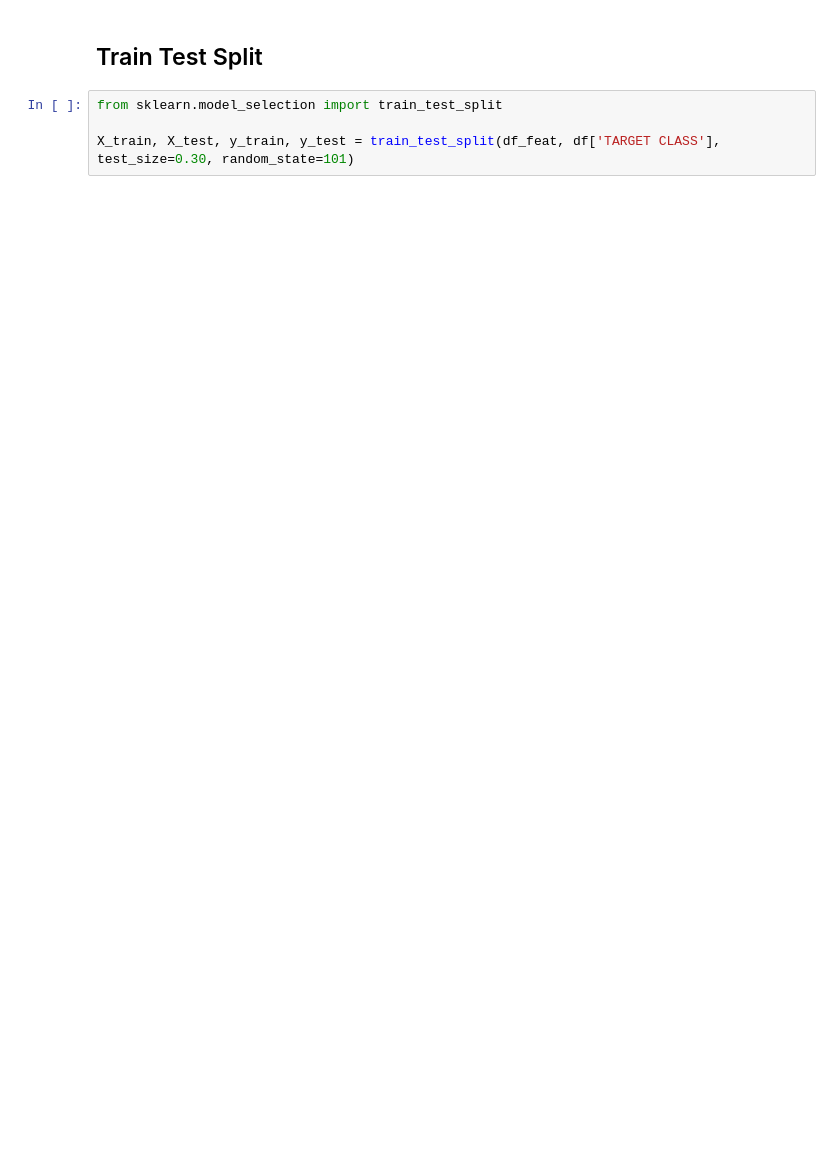
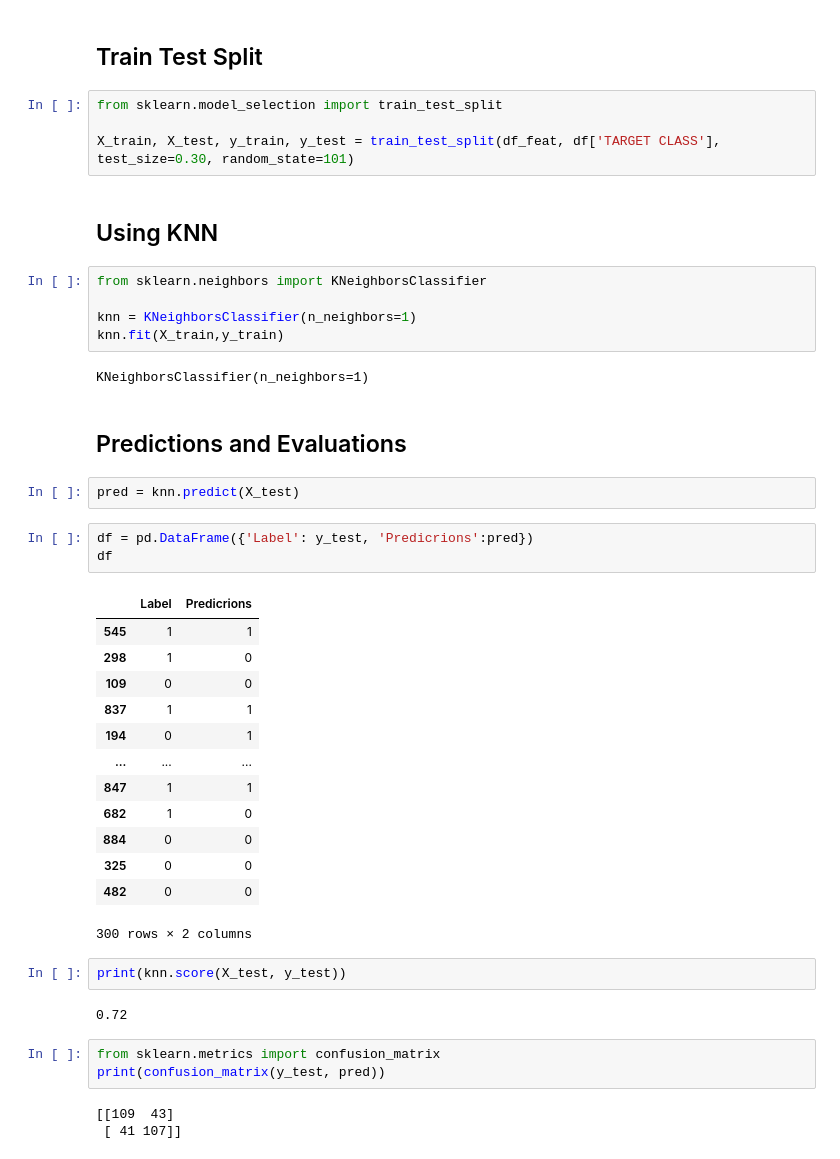
Before and after one commit to Saba-a11/Machine-Learning, a Jupyter notebook: KNN/KNN.ipynb, the cells around one changed output. Saved outputs shown, nothing was run; the diff lists cells and outputs as text; blank space fills up the shorter version.

```diff
--- a/KNN/KNN.ipynb
+++ b/KNN/KNN.ipynb
@@ -94,3 +92,43 @@ df_feat.describe()
 from sklearn.model_selection import train_test_split
 
 X_train, X_test, y_train, y_test = train_test_split(df_feat, df['TARGET CLASS'], test_size=0.30, random_state=101)
+# %% [markdown]
+## Using KNN
+# %%
+from sklearn.neighbors import KNeighborsClassifier
+
+knn = KNeighborsClassifier(n_neighbors=1)
+knn.fit(X_train,y_train)
+# %% [output]
+KNeighborsClassifier(n_neighbors=1)
+# %% [markdown]
+## Predictions and Evaluations
+# %%
+pred = knn.predict(X_test)
+# %%
+df = pd.DataFrame({'Label': y_test, 'Predicrions':pred})
+df
+# %% [output]
+|  | Label | Predicrions |
+| 545 | 1 | 1 |
+| 298 | 1 | 0 |
+| 109 | 0 | 0 |
+| 837 | 1 | 1 |
+| 194 | 0 | 1 |
+| ... | ... | ... |
+| 847 | 1 | 1 |
+| 682 | 1 | 0 |
+| 884 | 0 | 0 |
+| 325 | 0 | 0 |
+| 482 | 0 | 0 |
+300 rows × 2 columns
+# %%
+print(knn.score(X_test, y_test))
+# %% [output]
+0.72
+# %%
+from sklearn.metrics import confusion_matrix
+print(confusion_matrix(y_test, pred))
+# %% [output]
+[[109  43]
+ [ 41 107]]
```
Also changed, not shown: parts of 1 cell of this notebook.
